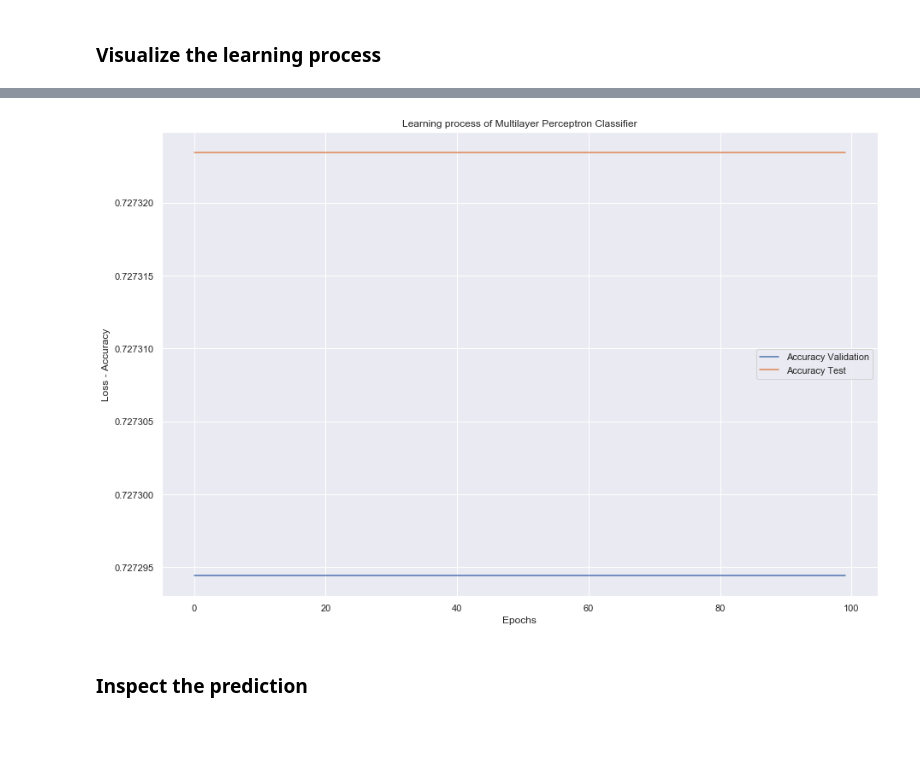
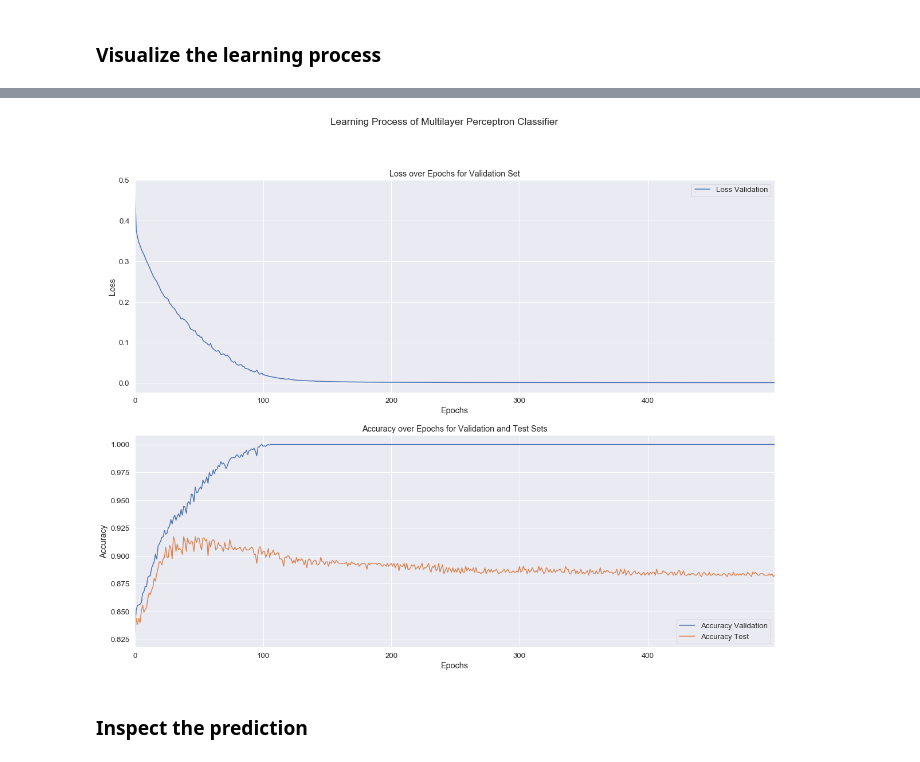
Before and after one commit to vb690/data_viz_python, a Jupyter notebook: iggi_workshop_data_viz_python.ipynb, the cells around one changed output, grey strips where cells are left out. Saved outputs shown, nothing was run; the diff lists cells and outputs as text; code cells hidden in the pictures; blank space fills up the shorter version.

```diff
--- a/iggi_workshop_data_viz_python.ipynb
+++ b/iggi_workshop_data_viz_python.ipynb
@@ -125,6 +125,7 @@ df_sy = generate_synthetic(n_categorical=0, n_scalar=10, n_rows=10000)
 df_corr = df_sy.corr()
 mask = df_corr < 0
 # %%
+sns.set(font_scale=1.2)
 fig, axs = plt.subplots(2,1,figsize=(15,15))
 sns.heatmap(data=df_corr
             , cmap='seismic'
@@ -132,7 +133,7 @@ sns.heatmap(data=df_corr
             , ax = axs[0]
             )
 sns.heatmap(data=df_corr
-            , cmap='seismic'
+            , cmap='coolwarm'
             , annot=True
             , mask=mask
             , ax = axs[1]
@@ -148,4 +149,5 @@ df_sy = generate_synthetic(n_categorical=2, n_scalar=1, n_rows=10000)
 # %%
+sns.set(font_scale=1.2)
 fig, axs = plt.subplots(3,1,figsize=(15,15))
 sns.boxplot(x='categorical_0'
             , y='scalar_0'
@@ -210,8 +220,12 @@ for name, classifier in classifiers.items():
         scores.append(classifier.score(X[test_index], y[test_index]))
         names.append(name)
 # %%
-plt.figure(figsize = (15, 10))
-sns.boxplot(x = names, y = scores, orient = 'v')
+sns.set(font_scale=1.2)
+fig, ax = plt.subplots(figsize = (15, 10))
+sns.boxplot(x = names
+            , y = scores
+            , orient = 'v'
+            , ax = ax)
 plt.title('Model Comparison on Average Accuracy')
 plt.xlabel('Classifiers')
 plt.ylabel('Accuracy %')
@@ -275,7 +293,7 @@ MLPClassifier(activation='tanh', alpha=0.001, batch_size='auto', beta_1=0.9,
 loss_v = []
 accuracy_v = []
 accuracy_ts = []
-epochs = [i for i in range(100)]
+epochs = [i for i in range(500)]
 model = MLPC(activation='tanh', alpha=0.001, hidden_layer_sizes=(100, 100, 100), max_iter=1, warm_start=True)
 # %%
 for epoch in epochs:
@@ -285,17 +303,39 @@ for epoch in epochs:
     accuracy_v.append(model.score(X_validation, y_validation))
     accuracy_ts.append(model.score(X_test, y_test))
 # %%
-plt.figure(figsize = (15, 10))
-#sns.lineplot(y= loss_v, x=epochs, label = 'Loss Validation')
-sns.lineplot(y= accuracy_v, x=epochs, label = 'Accuracy Validation')
-sns.lineplot(y= accuracy_ts, x=epochs,  label = 'Accuracy Test' )
-plt.title('Learning process of Multilayer Perceptron Classifier')
-plt.xlabel('Epochs')
-plt.ylabel('Loss - Accuracy')
+sns.set(font_scale=1.2)
+fig, axs = plt.subplots(2, 1, figsize = (20, 15))
+sns.lineplot(y=loss_v
+             , x=epochs
+             , label='Loss Validation'
+             , ax=axs[0]
+            )
+sns.lineplot(y=accuracy_v
+             , x=epochs
+             , label='Accuracy Validation'
+             , ax=axs[1]
+            )
+sns.lineplot(y=accuracy_ts
+             , x=epochs
+             , label = 'Accuracy Test'
+             , ax=axs[1]
+            )
+
+for ax in axs:
+
+    ax.set_xlabel('Epochs')
+
+    ax.set_xlim(min(epochs), max(epochs))
+
+axs[0].set_title('Loss over Epochs for Validation Set')
+axs[0].set_ylabel('Loss')
+axs[1].set_title('Accuracy over Epochs for Validation and Test Sets')
+axs[1].set_ylabel('Accuracy')
+plt.suptitle('Learning Process of Multilayer Perceptron Classifier')
 plt.legend()
 plt.show()
 # %% [output]
-[figure, old version]
+[figure, new version]
 # %% [markdown]
 ### Inspect the prediction
 # %%
```
Also changed, not shown: parts of 23 cells of this notebook, 1 other file.
